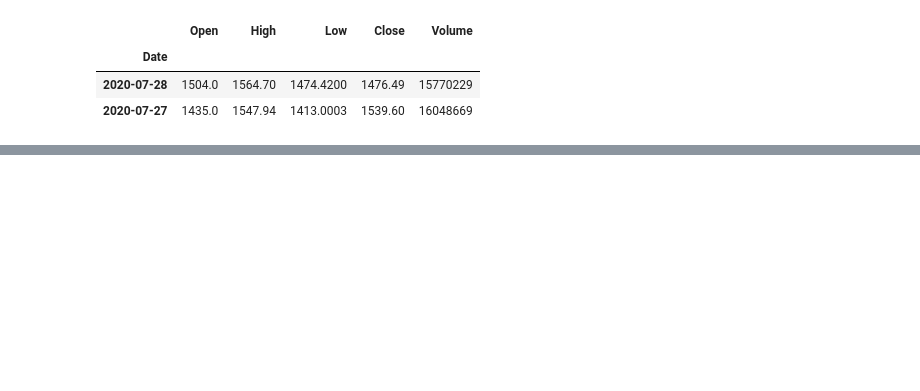
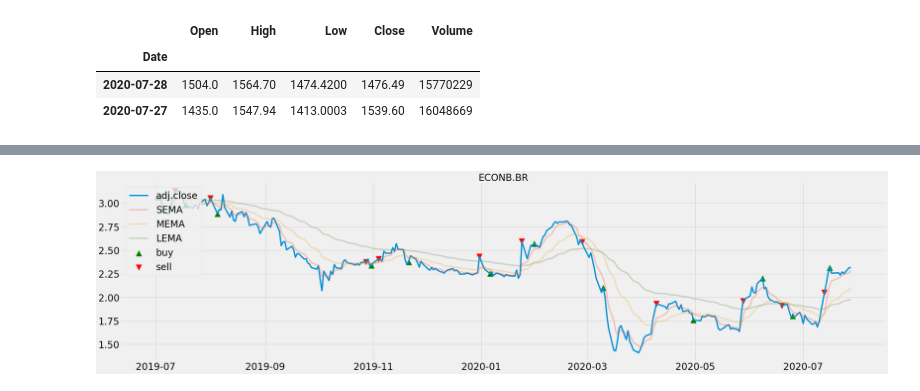
Before and after one commit to iron59zug/YFapi, a Jupyter notebook: plot_3MA.ipynb, the cells around one changed output, grey strips where cells are left out. Saved outputs shown, nothing was run; the diff lists cells and outputs as text; code cells hidden in the pictures; blank space fills up the shorter version.

```diff
--- a/plot_3MA.ipynb
+++ b/plot_3MA.ipynb
@@ -111,0 +95,46 @@ df[-5:]
+# %%
+# determine whether Buy Or Sell
+def bos_3ma(t):
+  buy = []
+  sell = []
+  lflag = False
+  sflag = False
+
+  for i in range(0, len(t)):
+    if t['mema'][i] < t['lema'][i] and t['sema'][i] < t['mema'][i] and lflag == False and sflag == False:
+      buy.append(t['ac'][i])
+      sell.append(np.nan)
+      sflag = True
+    elif sflag == True and t['sema'][i] > t['mema'][i]:
+      sell.append(t['ac'][i])
+      buy.append(np.nan)
+      sflag = False
+    elif t['mema'][i] > t['lema'][i] and t['sema'][i] > t['mema'][i] and lflag == False and sflag == False:
+      buy.append(t['ac'][i])
+      sell.append(np.nan)
+      lflag = True
+    elif lflag == True and t['sema'][i] < t['mema'][i]:
+      sell.append(t['ac'][i])
+      buy.append(np.nan)
+      lflag = False
+    else:
+      buy.append(np.nan)
+      sell.append(np.nan)
+
+  return(buy, sell)
+# %%
+# plot BoS prices
+df['buy'] = bos_3ma(df)[0]
+df['sell'] = bos_3ma(df)[1]
+
+plt.figure(figsize=(fsx, fsy))
+plt.title(stox, fontsize=fs)
+plt.plot(df['ac'], label='adj.close')
+plt.scatter(df.index, df['buy'], color='green', label='buy', marker='^', s=300)
+plt.scatter(df.index, df['sell'], color='red', label='sell', marker='v', s=300)
+plt.plot(SEMA, label='SEMA', alpha=0.3)
+plt.plot(MEMA, label='MEMA', alpha=0.3)
+plt.plot(LEMA, label='LEMA', alpha=0.3)
+plt.legend(loc='upper left', fontsize=fs); plt.show()
+# %% [output]
+[figure, added]
```
Also changed, not shown: parts of 4 cells of this notebook.
